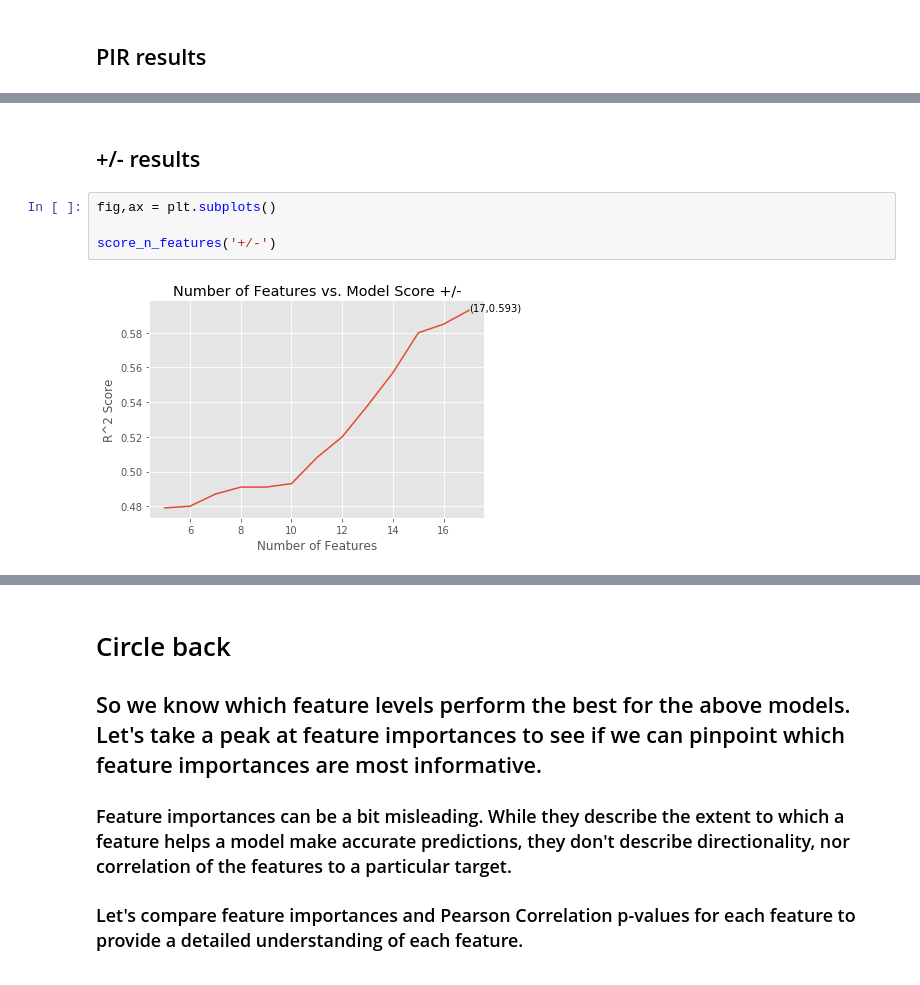
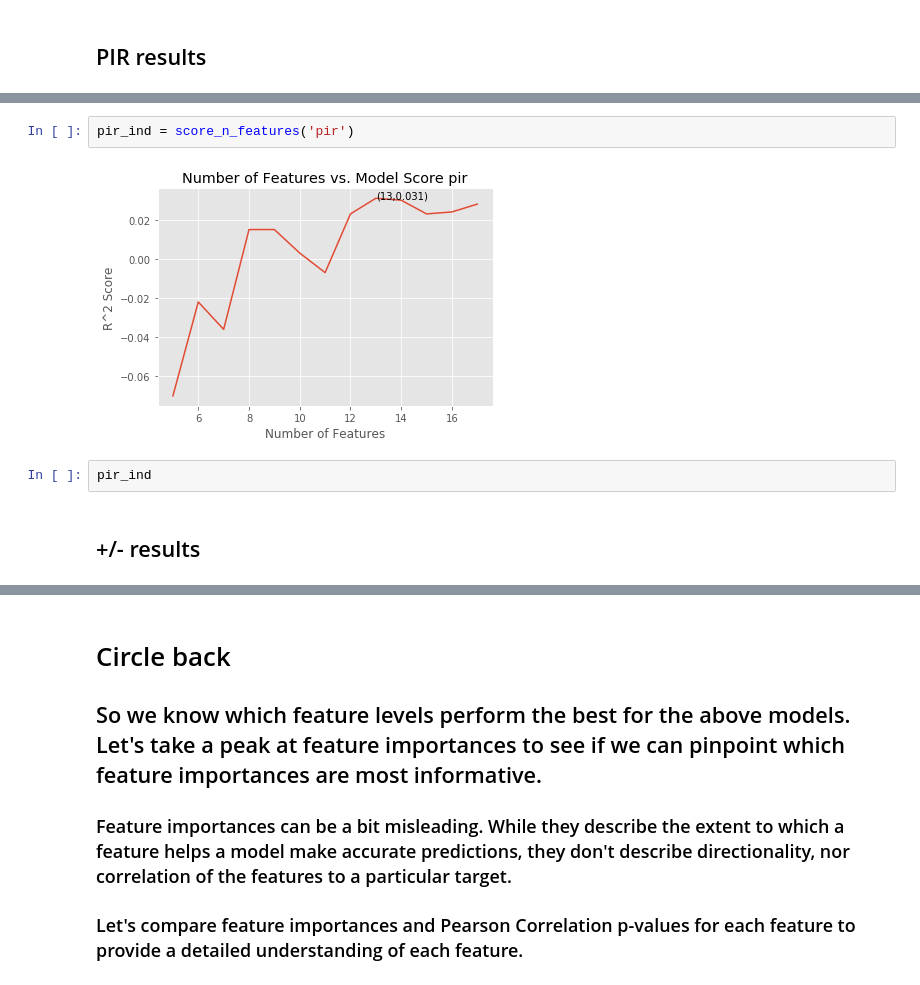
Before and after one commit to jangelchik/basketball_efficiency, a Jupyter notebook: data_and_plots.ipynb, the cells around one changed output, grey strips where cells are left out. Cells and saved outputs as stored; diff of their text form.

```diff
--- a/data_and_plots.ipynb
+++ b/data_and_plots.ipynb
@@ -726,8 +723,8 @@ score_n_features('pir')
+# %%
+pir_ind = score_n_features('pir')
+# %% [output]
+[figure, added]
+# %%
+pir_ind
 # %% [markdown]
 ## +/- results
-# %%
-fig,ax = plt.subplots()
-
-score_n_features('+/-')
-# %% [output]
-[figure, removed]
```
Also changed, not shown: parts of 34 cells of this notebook.
